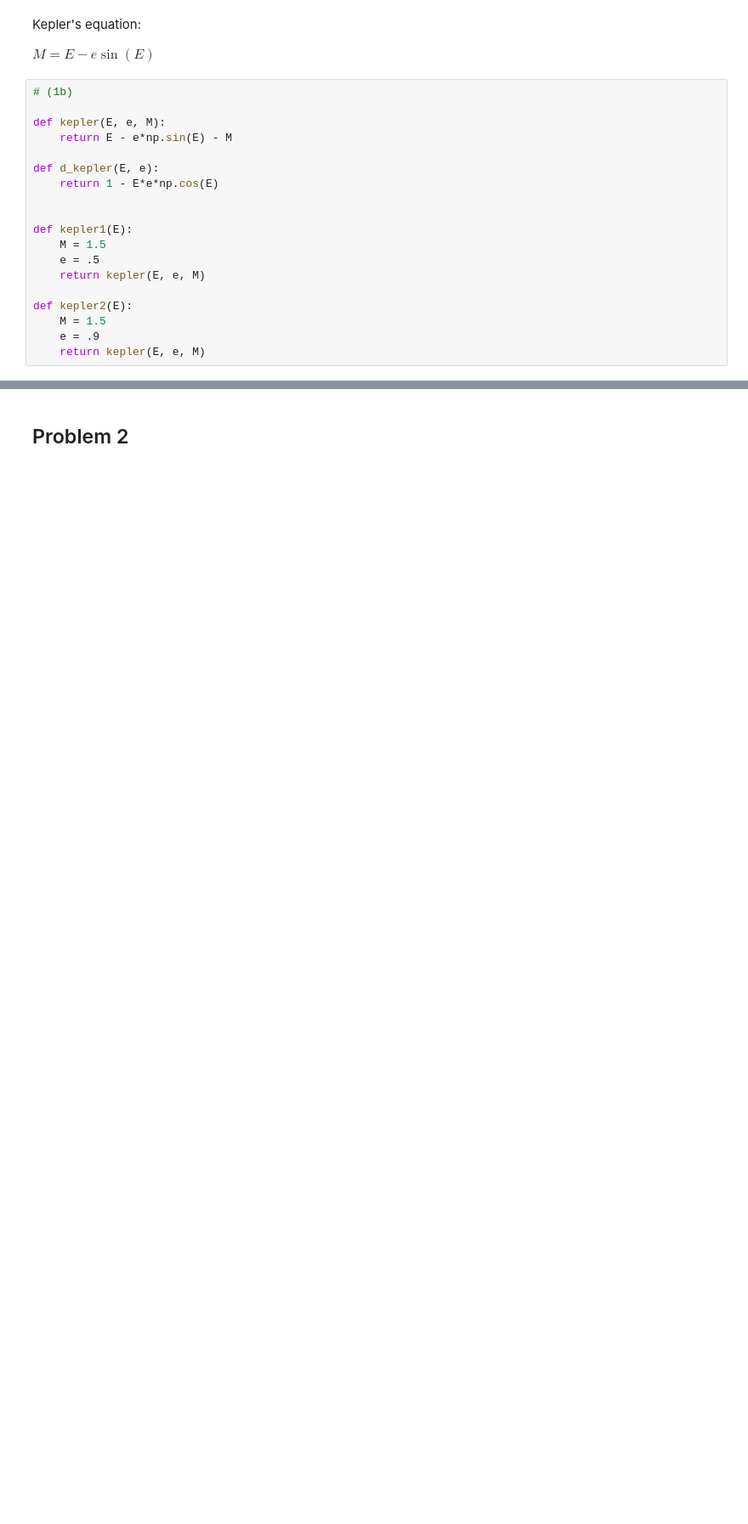
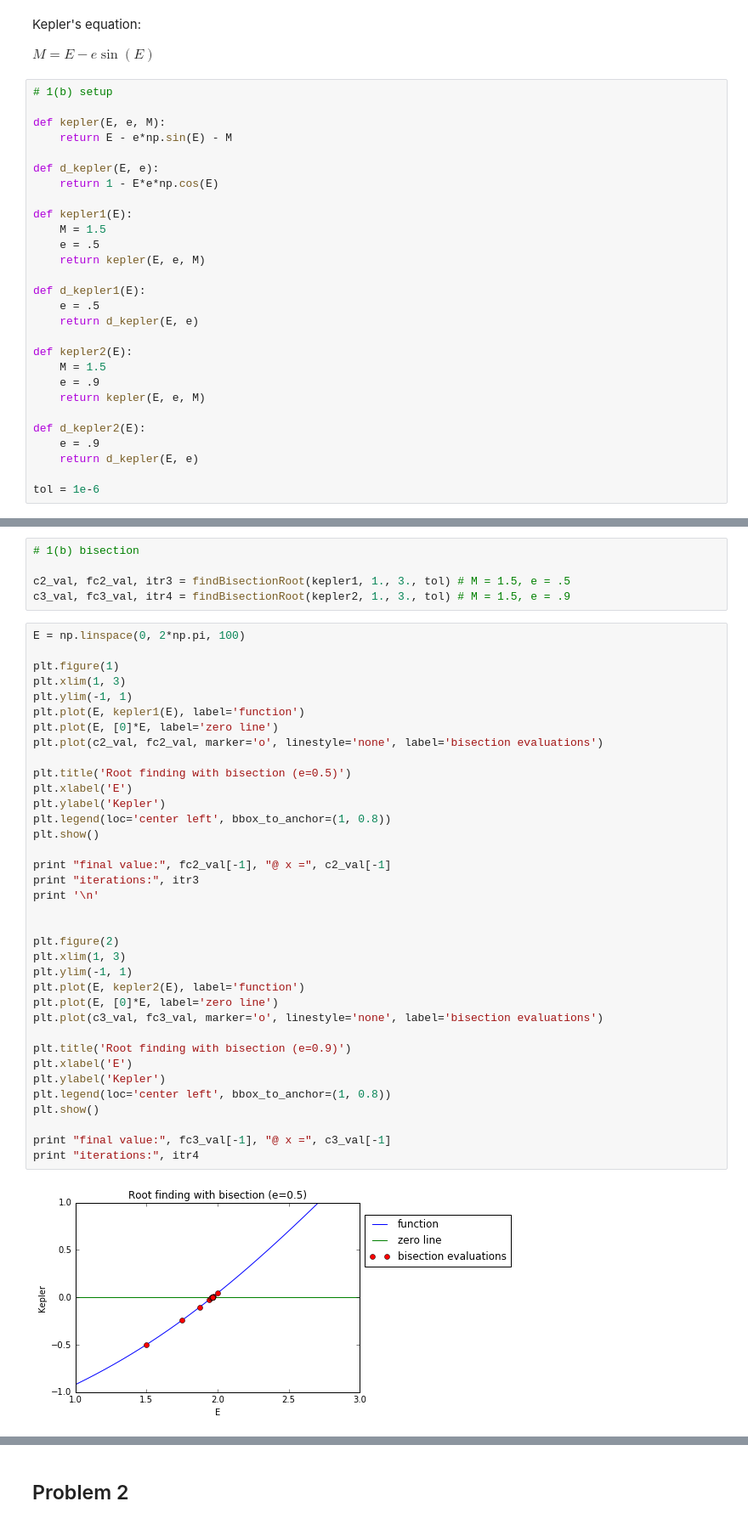
Before and after one commit to spencer501/ASTR427, a Jupyter notebook: HW3/Homework 3.ipynb, the cells around one changed output, grey strips where cells are left out. Shown at 85% size. Drawn from its saved outputs; the diff is of its cells as text; blank space fills up the shorter version.

```diff
--- a/HW3/Homework 3.ipynb
+++ b/HW3/Homework 3.ipynb
@@ -159,7 +157,7 @@ Kepler's equation:
 
 $M = E - e\sin(E)$
 # %%
-# (1b)
+# 1(b) setup
 
 def kepler(E, e, M):
     return E - e*np.sin(E) - M
@@ -167,13 +165,22 @@ def kepler(E, e, M):
 def d_kepler(E, e):
     return 1 - E*e*np.cos(E)
 
-
 def kepler1(E):
     M = 1.5
     e = .5
     return kepler(E, e, M)
 
+def d_kepler1(E):
+    e = .5
+    return d_kepler(E, e)
+
 def kepler2(E):
     M = 1.5
     e = .9
     return kepler(E, e, M)
+
+def d_kepler2(E):
+    e = .9
+    return d_kepler(E, e)
+
+tol = 1e-6
@@ -188,0 +187,43 @@ plt.show()
+# %%
+# 1(b) bisection
+
+c2_val, fc2_val, itr3 = findBisectionRoot(kepler1, 1., 3., tol) # M = 1.5, e = .5
+c3_val, fc3_val, itr4 = findBisectionRoot(kepler2, 1., 3., tol) # M = 1.5, e = .9
+# %%
+E = np.linspace(0, 2*np.pi, 100)
+
+plt.figure(1)
+plt.xlim(1, 3)
+plt.ylim(-1, 1)
+plt.plot(E, kepler1(E), label='function')
+plt.plot(E, [0]*E, label='zero line')
+plt.plot(c2_val, fc2_val, marker='o', linestyle='none', label='bisection evaluations')
+
+plt.title('Root finding with bisection (e=0.5)')
+plt.xlabel('E')
+plt.ylabel('Kepler')
+plt.legend(loc='center left', bbox_to_anchor=(1, 0.8))
+plt.show()
+
+print "final value:", fc2_val[-1], "@ x =", c2_val[-1]
+print "iterations:", itr3
+print '\n'
+
+
+plt.figure(2)
+plt.xlim(1, 3)
+plt.ylim(-1, 1)
+plt.plot(E, kepler2(E), label='function')
+plt.plot(E, [0]*E, label='zero line')
+plt.plot(c3_val, fc3_val, marker='o', linestyle='none', label='bisection evaluations')
+
+plt.title('Root finding with bisection (e=0.9)')
+plt.xlabel('E')
+plt.ylabel('Kepler')
+plt.legend(loc='center left', bbox_to_anchor=(1, 0.8))
+plt.show()
+
+print "final value:", fc3_val[-1], "@ x =", c3_val[-1]
+print "iterations:", itr4
+# %% [output]
+[figure, added]
```
Also changed, not shown: parts of 11 cells of this notebook.
